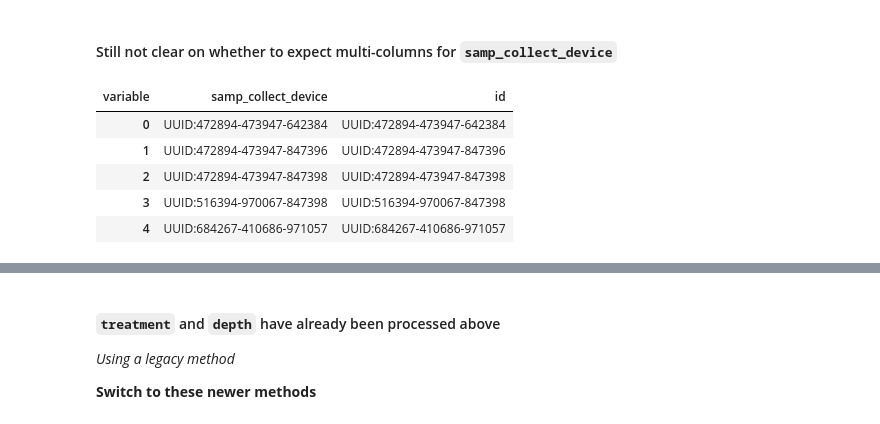
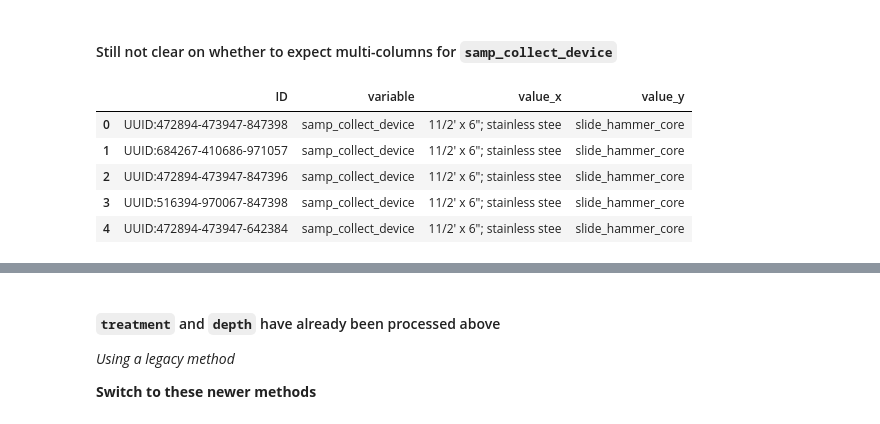
Before and after one commit to microbiomedata/nmdc-metadata, a Jupyter notebook: notebooks/nmdc_metadata_issue_375_prototype.ipynb, the cells around one changed output, grey strips where cells are left out. Drawn from its saved outputs; the diff is of its cells as text; code cells hidden in the pictures.

```diff
--- a/notebooks/nmdc_metadata_issue_375_prototype.ipynb
+++ b/notebooks/nmdc_metadata_issue_375_prototype.ipynb
@@ -1318,18 +1395,14 @@ template_scd_menu_terms
 ####  Still not clear on whether to expect multi-columns for  `samp_collect_device`
 # %%
 scd_multi = pivot_multi_columns("samp_collect_device")
-# scd_multi
+scd_multi
+# %% [output]
+|  | ID | variable | value_x | value_y |
+| 0 | UUID:472894-473947-847398 | samp_collect_device | 11/2' x 6"; stainless stee | slide_hammer_core |
+| 1 | UUID:684267-410686-971057 | samp_collect_device | 11/2' x 6"; stainless stee | slide_hammer_core |
+| 2 | UUID:472894-473947-847396 | samp_collect_device | 11/2' x 6"; stainless stee | slide_hammer_core |
+| 3 | UUID:516394-970067-847398 | samp_collect_device | 11/2' x 6"; stainless stee | slide_hammer_core |
+| 4 | UUID:472894-473947-642384 | samp_collect_device | 11/2' x 6"; stainless stee | slide_hammer_core |
 # %%
 # concatenating example
 # contrast with treatment's use of renaming
-
-scd_multi_pivot = concatenate_melted_multi(scd_multi, "samp_collect_device")
-scd_multi_pivot.rename(columns={"samp_collect_device": "samp_collec_device"})
-scd_multi_pivot
-# %% [output]
-| variable | samp_collect_device | id |
-| 0 | UUID:472894-473947-642384 | UUID:472894-473947-642384 |
-| 1 | UUID:472894-473947-847396 | UUID:472894-473947-847396 |
-| 2 | UUID:472894-473947-847398 | UUID:472894-473947-847398 |
-| 3 | UUID:516394-970067-847398 | UUID:516394-970067-847398 |
-| 4 | UUID:684267-410686-971057 | UUID:684267-410686-971057 |
```
Also changed, not shown: parts of 20 cells of this notebook.
